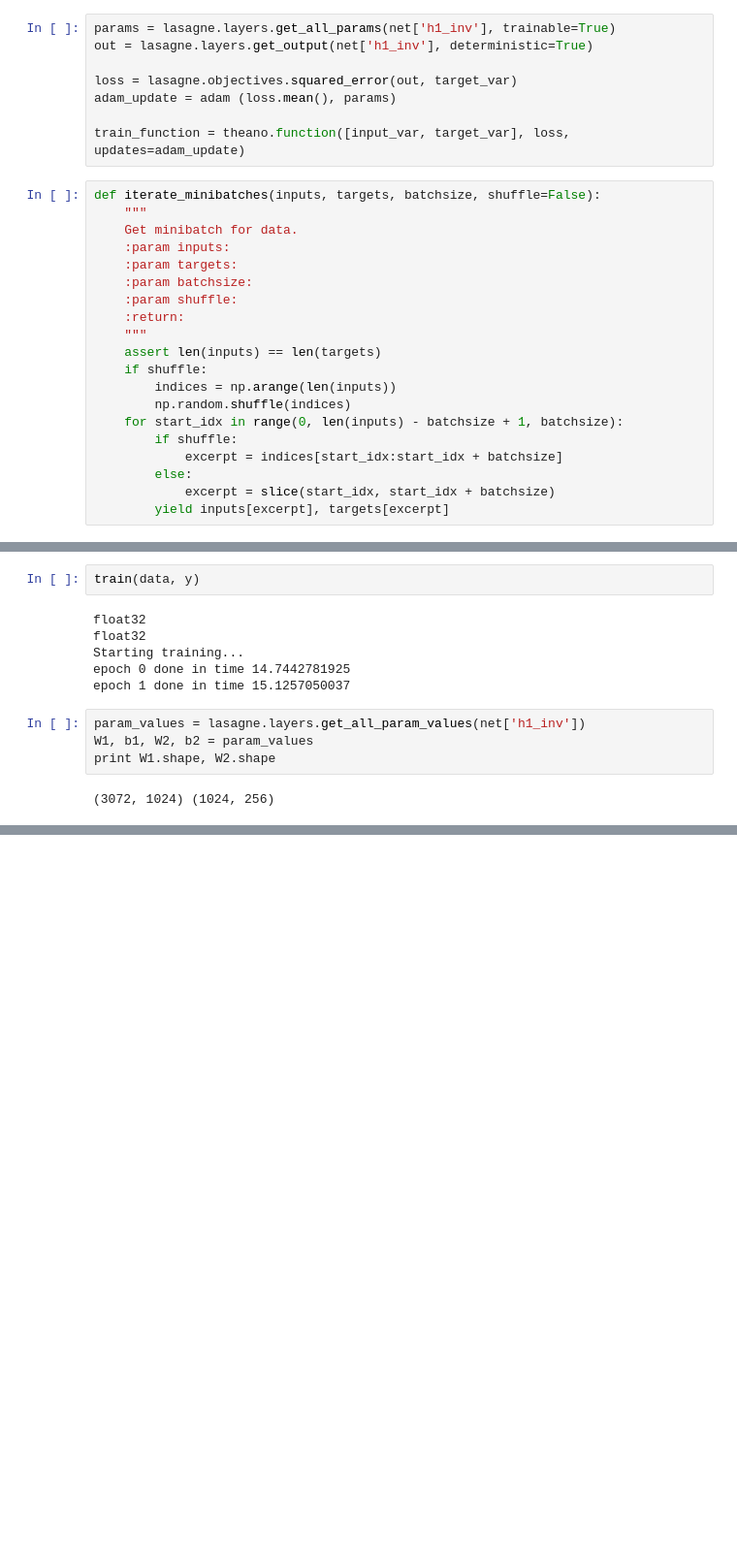
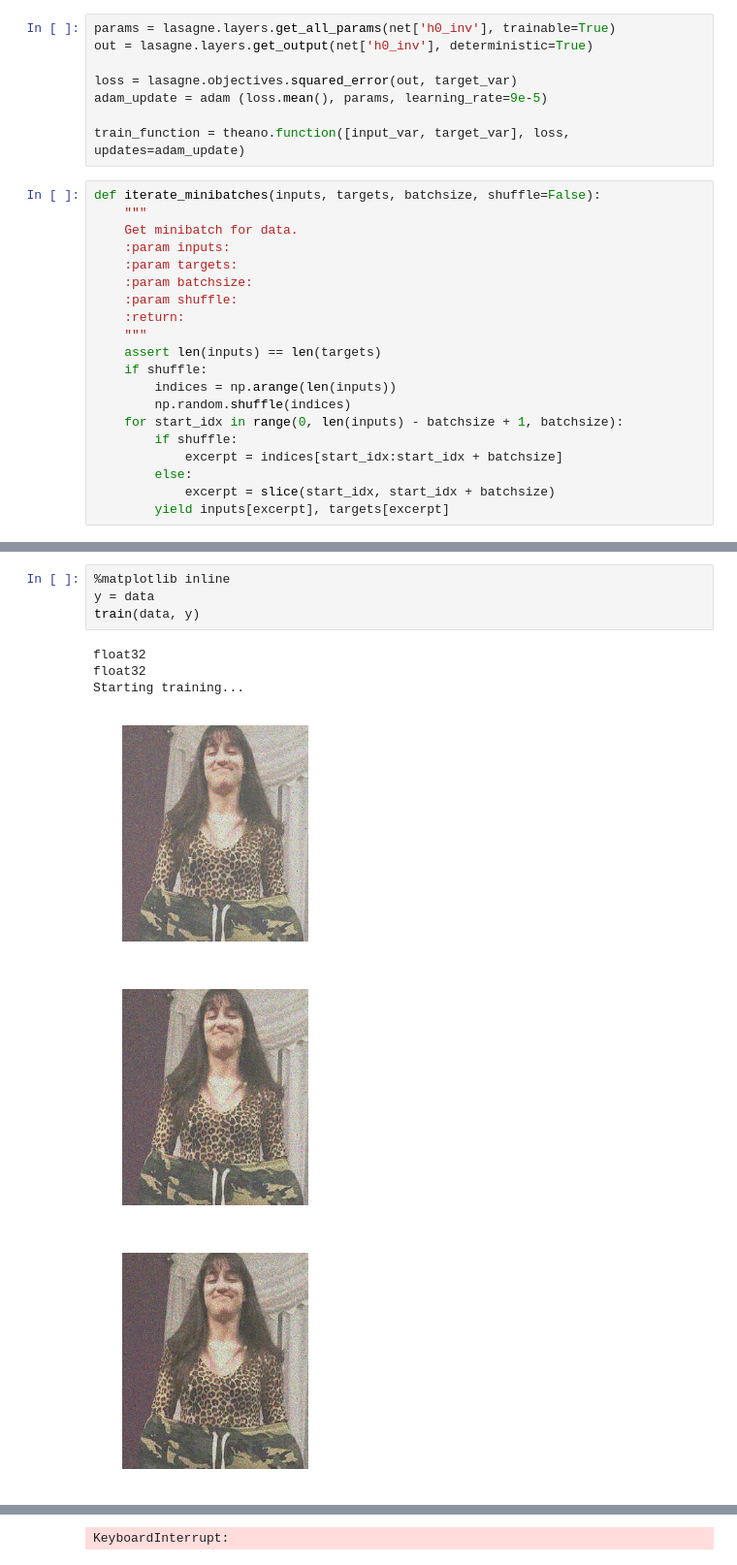
Before and after one commit to mihail911/CS231N-FinalProject, a Jupyter notebook: models/AutoEncoder.ipynb, the cells around one changed output, grey strips where cells are left out. Shown at 97% size. Drawn from its saved outputs; the diff is of its cells as text; blank space fills up the shorter version.

```diff
--- a/models/AutoEncoder.ipynb
+++ b/models/AutoEncoder.ipynb
@@ -67,9 +116,9 @@ net['h1_inv'] = InverseLayer(net['h2_inv'], net['h1'])
 # %%
-params = lasagne.layers.get_all_params(net['h1_inv'], trainable=True)
-out = lasagne.layers.get_output(net['h1_inv'], deterministic=True)
+params = lasagne.layers.get_all_params(net['h0_inv'], trainable=True)
+out = lasagne.layers.get_output(net['h0_inv'], deterministic=True)
 
 loss = lasagne.objectives.squared_error(out, target_var)
-adam_update = adam (loss.mean(), params)
+adam_update = adam (loss.mean(), params, learning_rate=9e-5)
 
 train_function = theano.function([input_var, target_var], loss, updates=adam_update)
 # %%
@@ -112,14 +171,11 @@ def train(x=data, y=data, num_epochs=20):
-# %%
-train(data, y)
-# %% [output]
-float32
-float32
-Starting training...
-epoch 0 done in time 14.7442781925
-epoch 1 done in time 15.1257050037
-# %%
-param_values = lasagne.layers.get_all_param_values(net['h1_inv'])
-W1, b1, W2, b2 = param_values
-print W1.shape, W2.shape
-# %% [output]
-(3072, 1024) (1024, 256)
+# %%
+%matplotlib inline
+y = data
+train(data, y)
+# %% [output]
+float32
+float32
+Starting training...
+[figure, added]
+[figure, added]
+[figure, added]
@@ -125,0 +185 @@ print W1.shape, W2.shape
+KeyboardInterrupt:
```
Also changed, not shown: parts of 12 cells of this notebook, 1 other file.
